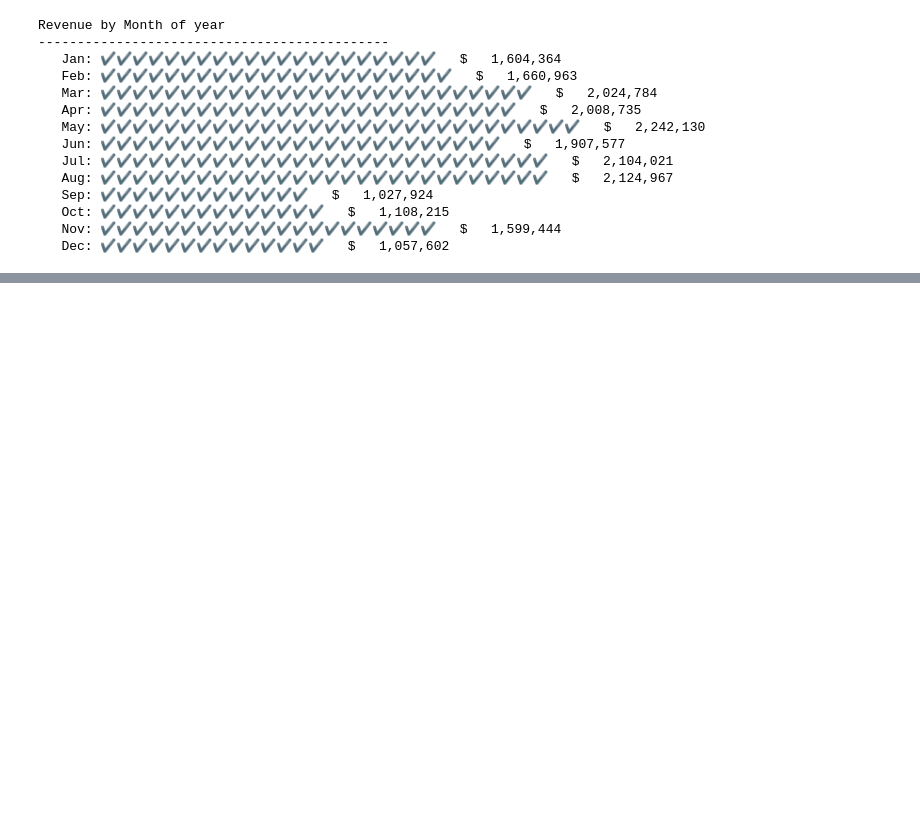
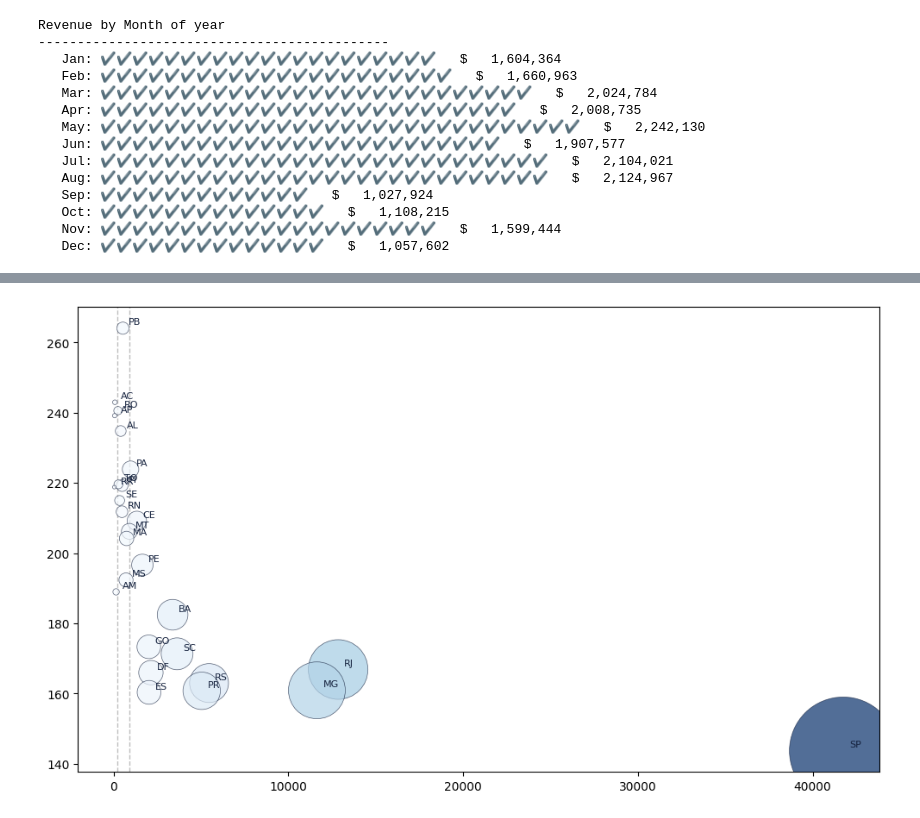
Before and after one commit to T-Letuka/Retail, a Jupyter notebook: notebooks/01_Exploratory_analysis.ipynb, the cells around one changed output, grey strips where cells are left out. Saved outputs shown, nothing was run; the diff lists cells and outputs as text; code cells hidden in the pictures; blank space fills up the shorter version.

```diff
--- a/notebooks/01_Exploratory_analysis.ipynb
+++ b/notebooks/01_Exploratory_analysis.ipynb
@@ -394,0 +554,36 @@ review score — a key driver of repeat purchase and revenue.*
+# %%
+fig, ax = plt.subplots(figsize=(12,7))
+
+scatter =  ax.scatter(
+    geo_stats['total_orders'],
+    geo_stats['avg_order_value'],
+    s=geo_stats['unique_customers'] / 5,
+    c=geo_stats['total_revenue'],
+    cmap='Blues',
+    alpha=0.7,
+    edgecolors=COLOUR_PRIMARY,
+    linewidths=0.5,
+    zorder=3
+)
+
+for _, row in geo_stats.iterrows():
+    ax.annotate(
+        row['customer_state'],
+        (row['total_orders'], row['avg_order_value']),
+        textcoords='offset points',
+        xytext=(5,3),
+        fontsize=8,
+        color=COLOUR_PRIMARY
+    )
+
+median_orders = geo_stats['total_orders'].median()
+median_aov = geo_stats['avg_order_value'].median()
+
+ax.axvline(x=median_orders, color='grey', linewidth=1, linestyle='--', alpha=0.5)
+ax.axvline(x=median_aov, color='grey', linewidth=1, linestyle='--', alpha=0.5)
+
+
+
+plt.show()
+# %% [output]
+[figure, added]
```
Also changed, not shown: parts of 4 cells of this notebook, 2 other files.
